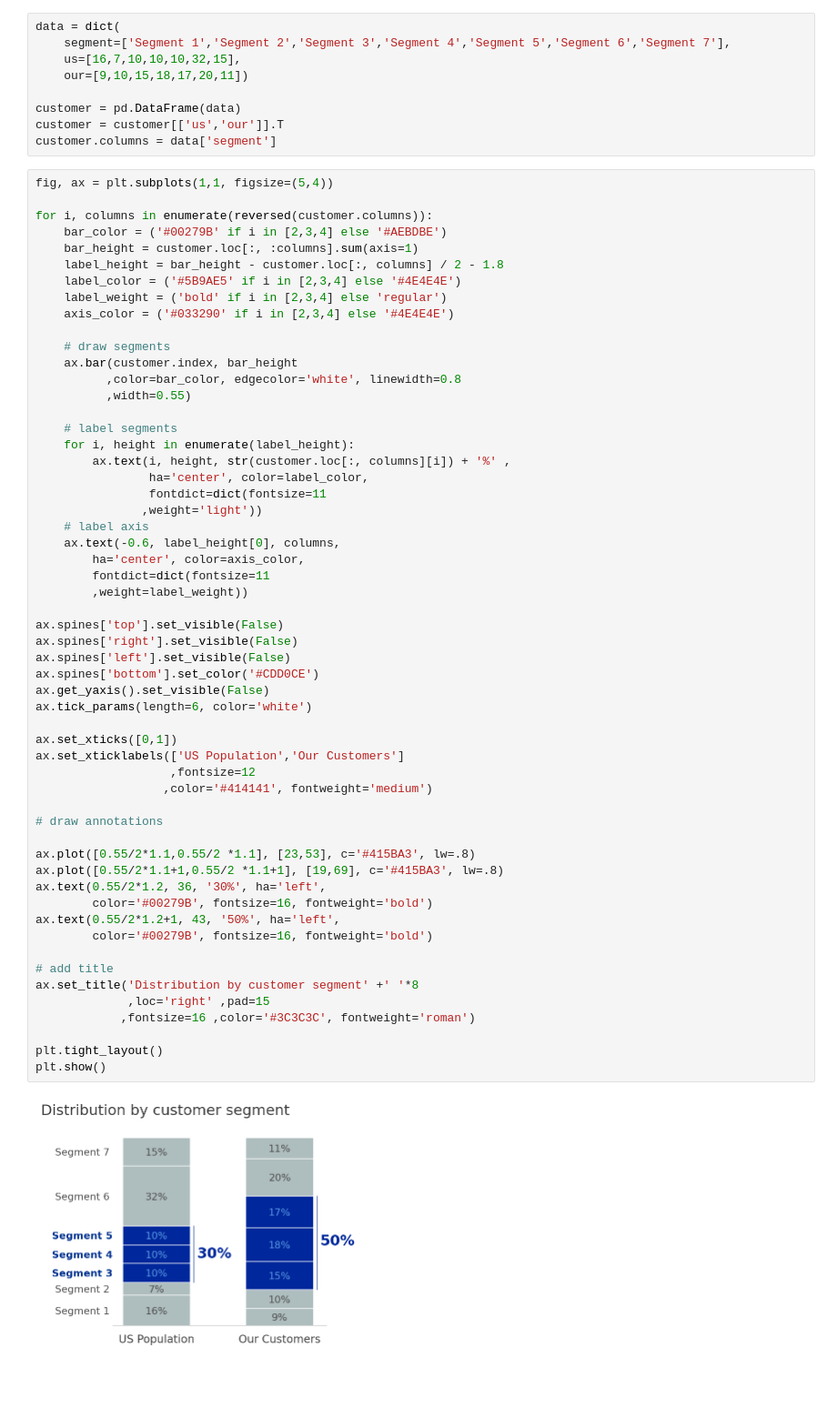
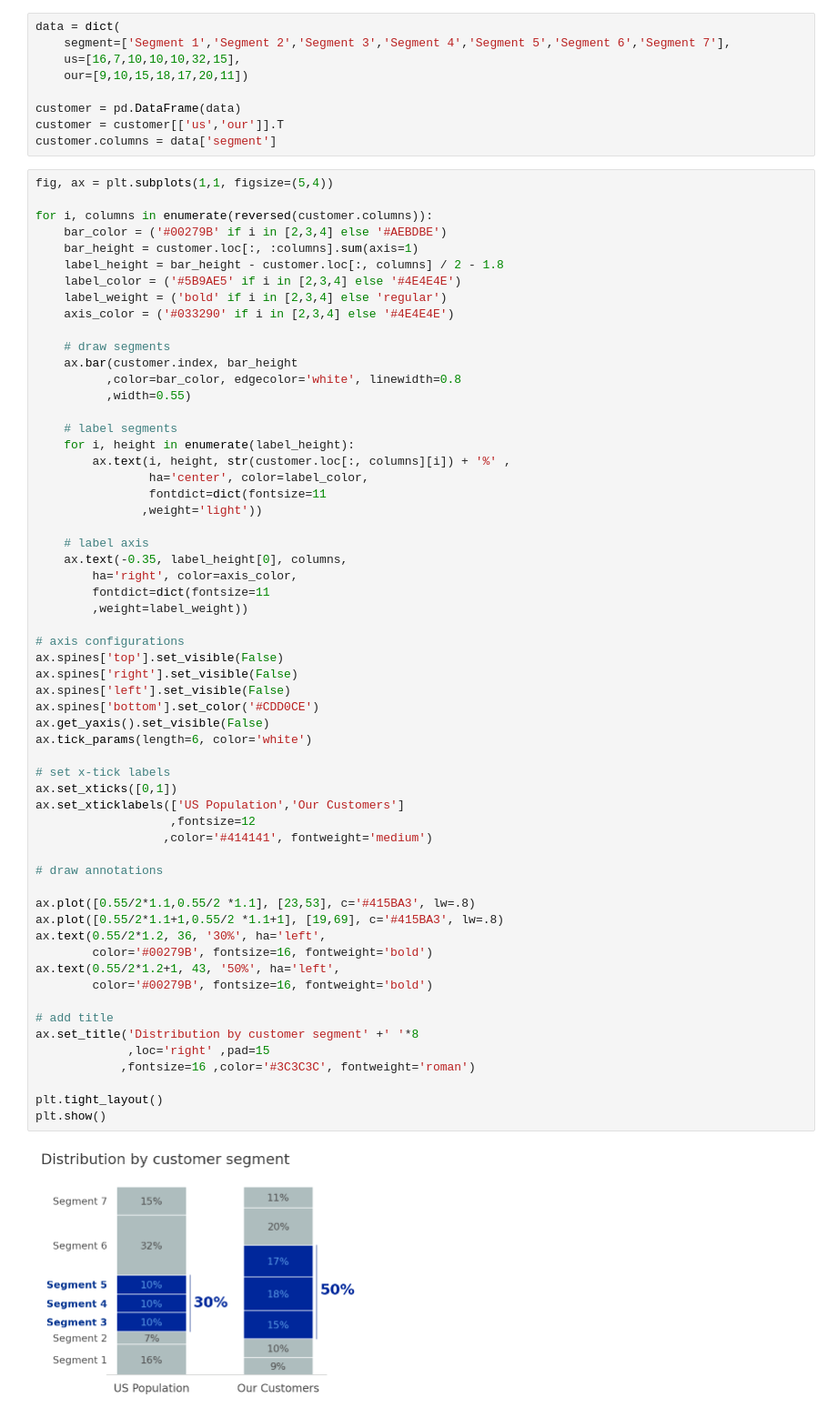
Before and after one commit to flomch/data-viz, a Jupyter notebook: eda_hw3.ipynb, the cells around one changed output. Shown at 91% size. Cells and saved outputs as stored; diff of their text form; blank space fills up the shorter version.

Commit message:
drafting q3 graph

```diff
--- a/eda_hw3.ipynb
+++ b/eda_hw3.ipynb
@@ -36,39 +37,42 @@ for i, columns in enumerate(reversed(customer.columns)):
                 ha='center', color=label_color,
                 fontdict=dict(fontsize=11
                ,weight='light'))
+
     # label axis
-    ax.text(-0.6, label_height[0], columns,
-        ha='center', color=axis_color,
+    ax.text(-0.35, label_height[0], columns,
+        ha='right', color=axis_color,
         fontdict=dict(fontsize=11
         ,weight=label_weight))
 
+# axis configurations
 ax.spines['top'].set_visible(False)
 ax.spines['right'].set_visible(False)
 ax.spines['left'].set_visible(False)
 ax.spines['bottom'].set_color('#CDD0CE')
 ax.get_yaxis().set_visible(False)
 ax.tick_params(length=6, color='white')
 
+# set x-tick labels
 ax.set_xticks([0,1])
 ax.set_xticklabels(['US Population','Our Customers']
                    ,fontsize=12
                   ,color='#414141', fontweight='medium')
 
 # draw annotations
 
 ax.plot([0.55/2*1.1,0.55/2 *1.1], [23,53], c='#415BA3', lw=.8)
 ax.plot([0.55/2*1.1+1,0.55/2 *1.1+1], [19,69], c='#415BA3', lw=.8)
 ax.text(0.55/2*1.2, 36, '30%', ha='left',
         color='#00279B', fontsize=16, fontweight='bold')
 ax.text(0.55/2*1.2+1, 43, '50%', ha='left',
         color='#00279B', fontsize=16, fontweight='bold')
 
 # add title
 ax.set_title('Distribution by customer segment' +' '*8
              ,loc='right' ,pad=15
             ,fontsize=16 ,color='#3C3C3C', fontweight='roman')
 
 plt.tight_layout()
 plt.show()
 # %% [output]
-[figure, old version]
+[figure, new version]
```
Also changed, not shown: parts of 5 cells of this notebook, 1 other file.
